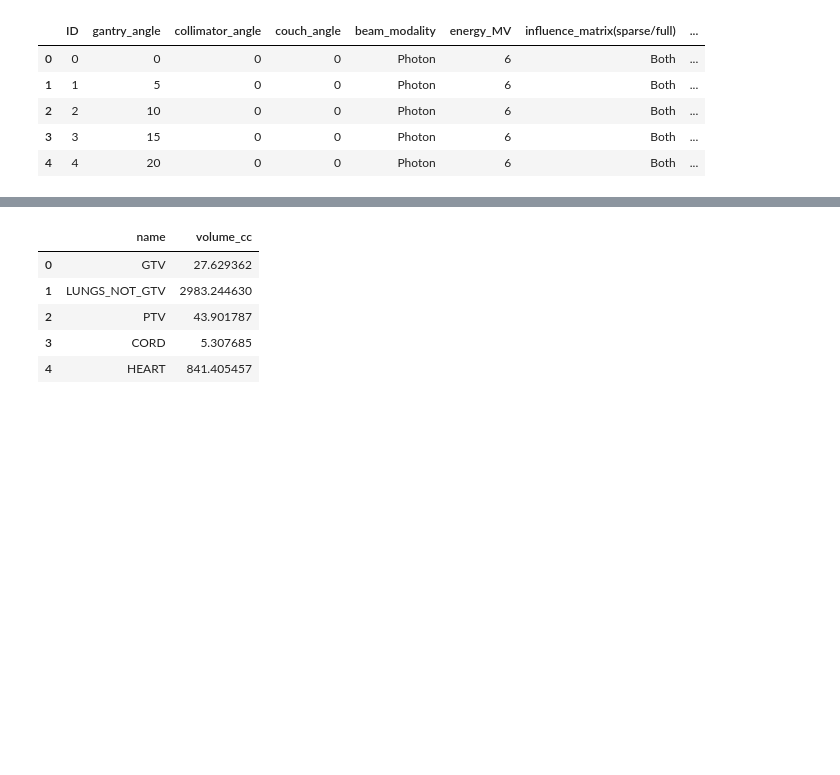
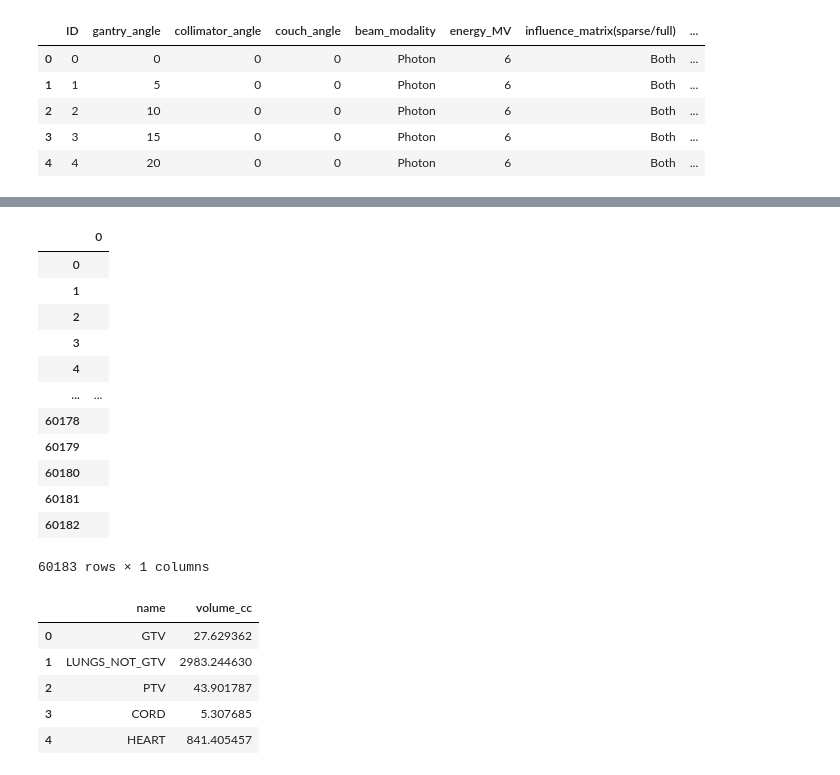
Before and after one commit to mrymshbn/RLA-in-Opt, a Jupyter notebook: PortPy-master_Github/Sparse_PortPy-ConLs.ipynb, the cells around one changed output, grey strips where cells are left out. Drawn from its saved outputs; the diff is of its cells as text; code cells hidden in the pictures; blank space fills up the shorter version.

```diff
--- a/PortPy-master_Github/Sparse_PortPy-ConLs.ipynb
+++ b/PortPy-master_Github/Sparse_PortPy-ConLs.ipynb
@@ -87,0 +96,4 @@ beams_df.head()
+# %%
+import pandas as pd
+
+df2 = pd.DataFrame(A_sparse)
@@ -88,3 +120,19 @@ beams_df.head()
+# %%
+df2
+# %% [output]
+|  | 0 |
+| 0 |  |
+| 1 |  |
+| 2 |  |
+| 3 |  |
+| 4 |  |
+| ... | ... |
+| 60178 |  |
+| 60179 |  |
+| 60180 |  |
+| 60181 |  |
+| 60182 |  |
+60183 rows × 1 columns
 # %%
 structs_df.head()
 # %% [output]
```
Also changed, not shown: parts of 7 cells of this notebook, 28 other files.
